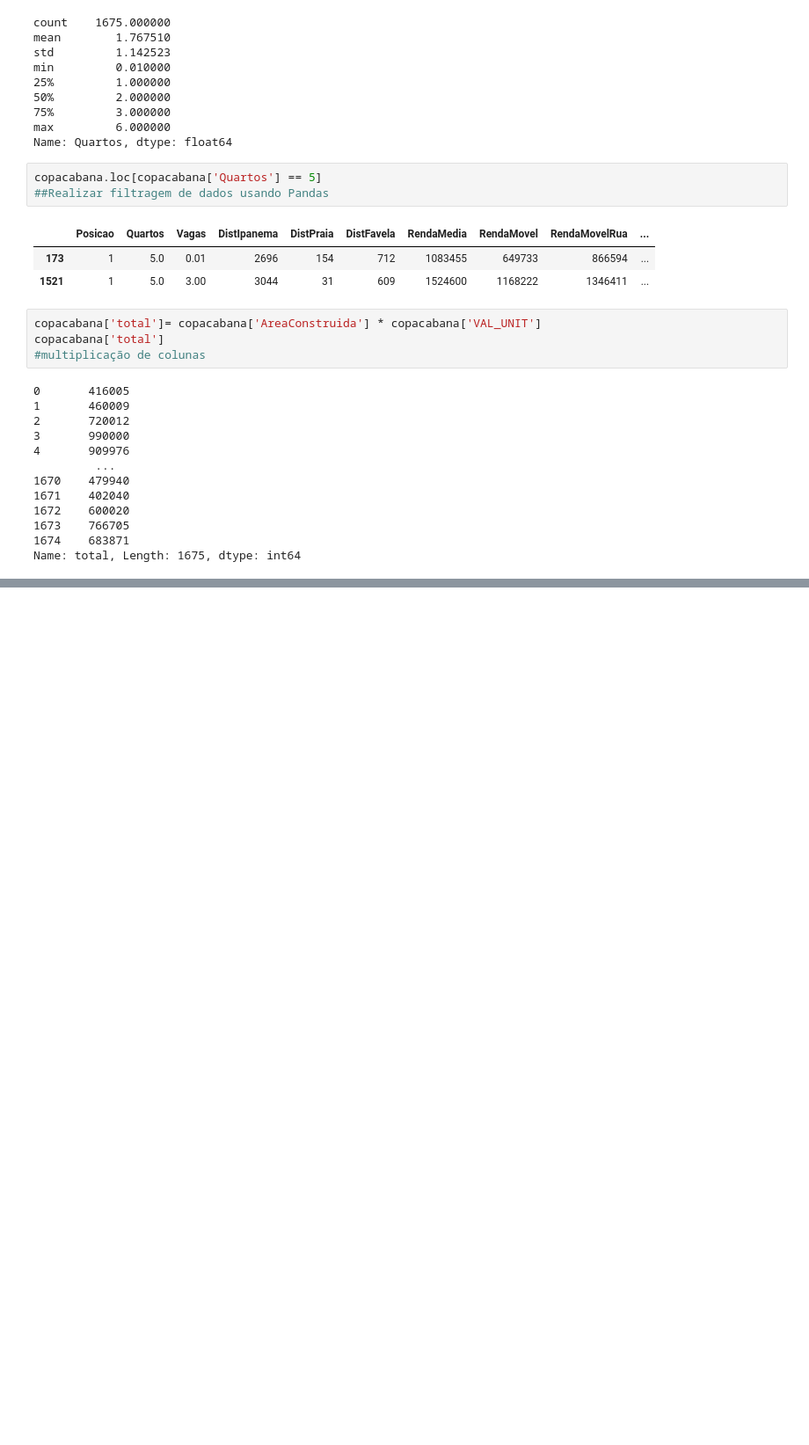
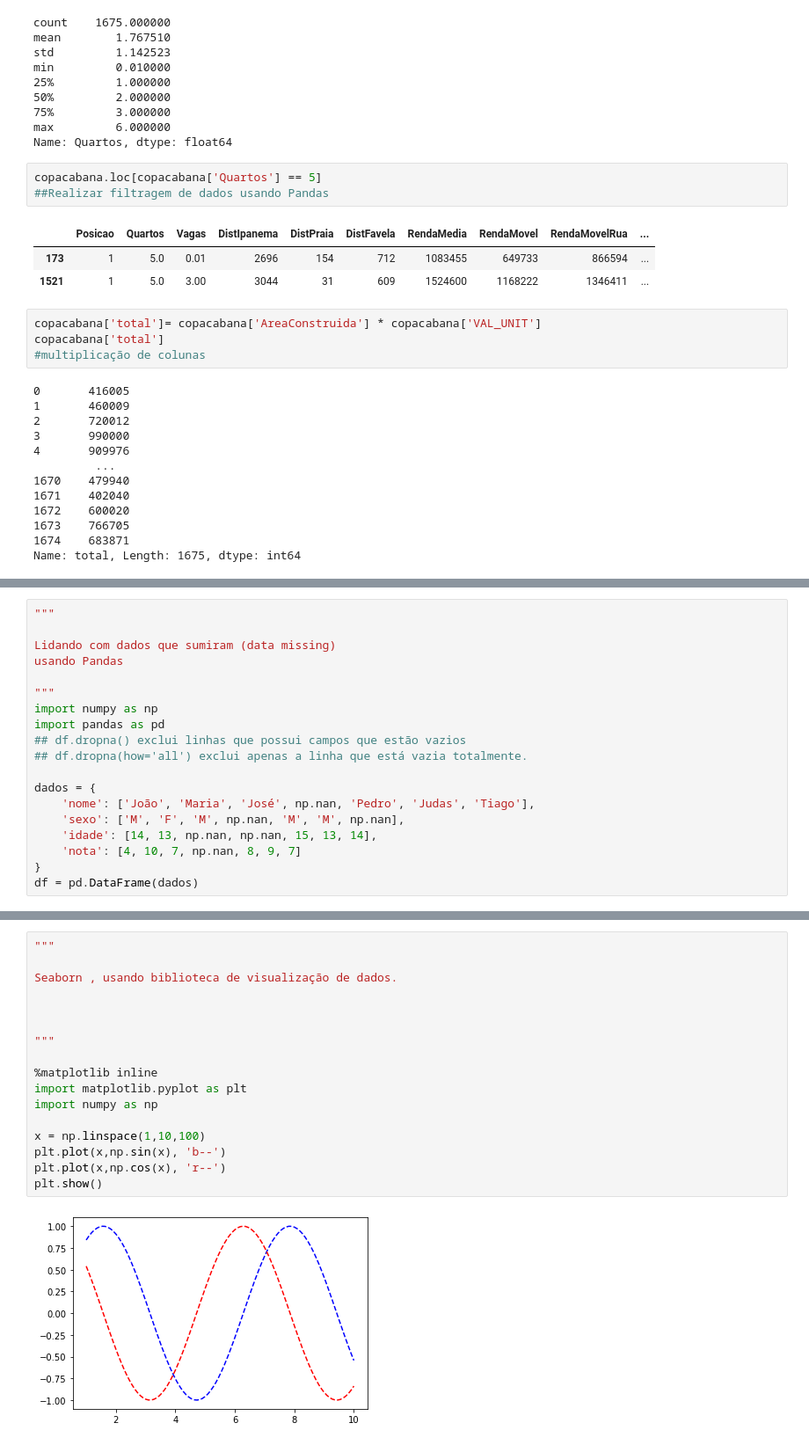
Before and after one commit to TharllesHCS/DATASCIENCE-Python, a Jupyter notebook: DataScience_ML_Pandas.ipynb, the cells around one changed output, grey strips where cells are left out. Shown: that part at 88% size. Drawn from its saved outputs; the diff is of its cells as text; blank space fills up the shorter version.

```diff
--- a/DataScience_ML_Pandas.ipynb
+++ b/DataScience_ML_Pandas.ipynb
@@ -254,0 +324,19 @@ Name: total, Length: 1675, dtype: int64
+# %%
+"""
+
+Lidando com dados que sumiram (data missing)
+usando Pandas
+
+"""
+import numpy as np
+import pandas as pd
+## df.dropna() exclui linhas que possui campos que estão vazios
+## df.dropna(how='all') exclui apenas a linha que está vazia totalmente.
+
+dados = {
+    'nome': ['João', 'Maria', 'José', np.nan, 'Pedro', 'Judas', 'Tiago'],
+    'sexo': ['M', 'F', 'M', np.nan, 'M', 'M', np.nan],
+    'idade': [14, 13, np.nan, np.nan, 15, 13, 14],
+    'nota': [4, 10, 7, np.nan, 8, 9, 7]
+}
+df = pd.DataFrame(dados)
@@ -254,0 +748,19 @@ Name: total, Length: 1675, dtype: int64
+# %%
+"""
+
+Seaborn , usando biblioteca de visualização de dados.
+
+
+
+"""
+
+%matplotlib inline
+import matplotlib.pyplot as plt
+import numpy as np
+
+x = np.linspace(1,10,100)
+plt.plot(x,np.sin(x), 'b--')
+plt.plot(x,np.cos(x), 'r--')
+plt.show()
+# %% [output]
+[figure, added]
```
Also changed, not shown: parts of 57 cells of this notebook.
